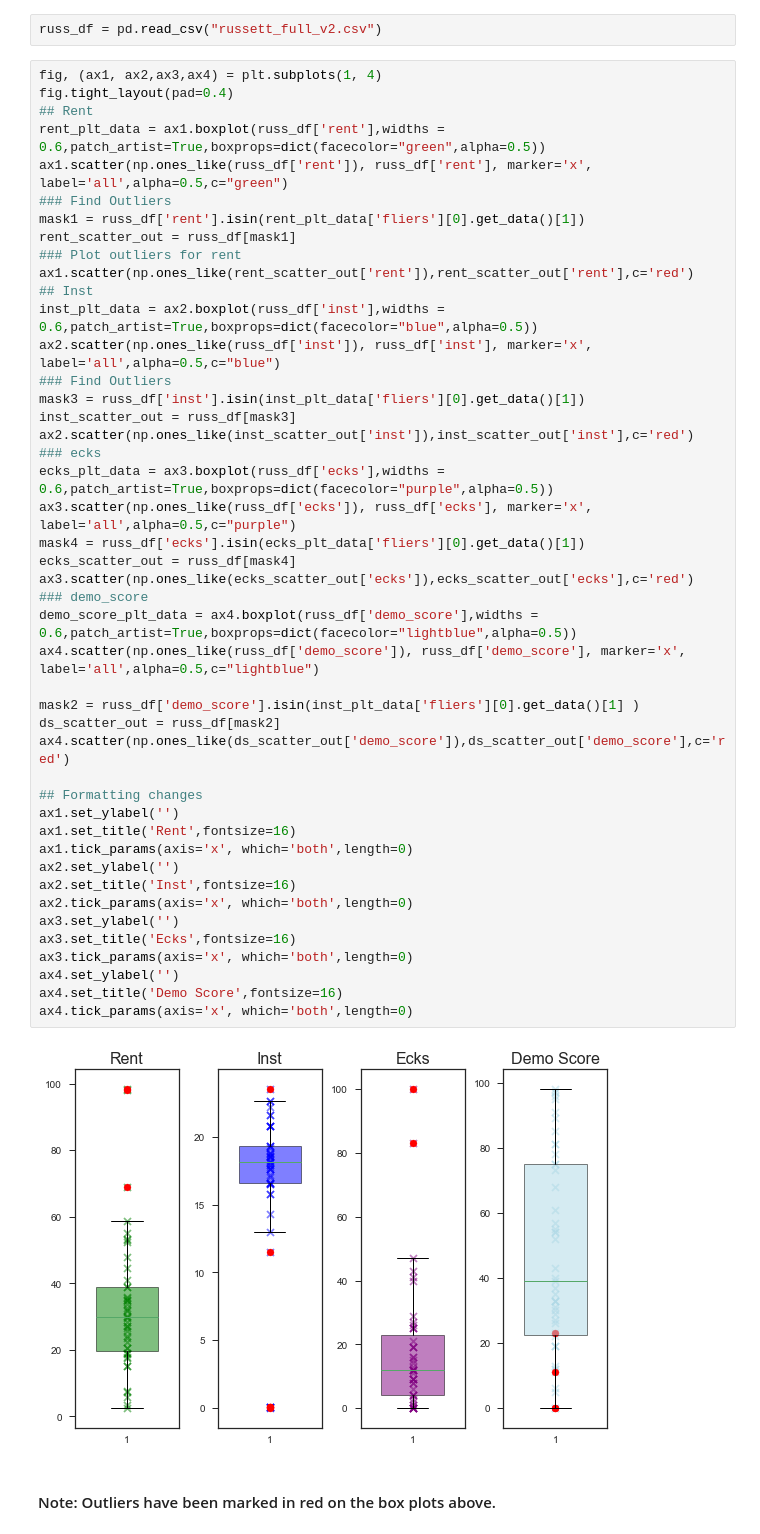
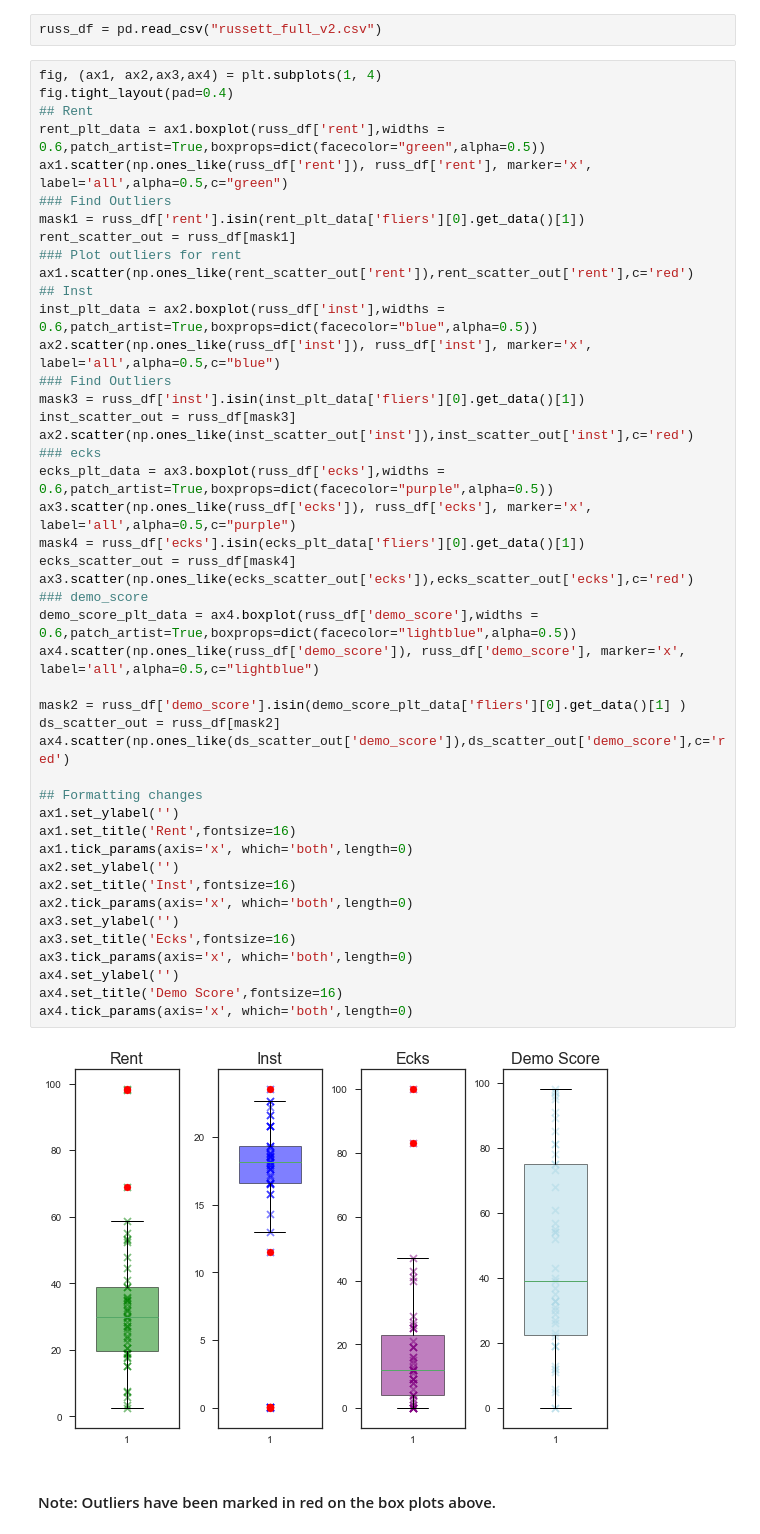
Before and after one commit to meysubb/Advanced_Pred_Models, a Jupyter notebook: Assignment_2/MIS382-HW2.ipynb, the cells around one changed output. Saved outputs shown, nothing was run; the diff lists cells and outputs as text.

```diff
--- a/Assignment_2/MIS382-HW2.ipynb
+++ b/Assignment_2/MIS382-HW2.ipynb
@@ -92,35 +92,35 @@ ax2.scatter(np.ones_like(russ_df['inst']), russ_df['inst'], marker='x', label='a
 mask3 = russ_df['inst'].isin(inst_plt_data['fliers'][0].get_data()[1])
 inst_scatter_out = russ_df[mask3]
 ax2.scatter(np.ones_like(inst_scatter_out['inst']),inst_scatter_out['inst'],c='red')
 ### ecks
 ecks_plt_data = ax3.boxplot(russ_df['ecks'],widths = 0.6,patch_artist=True,boxprops=dict(facecolor="purple",alpha=0.5))
 ax3.scatter(np.ones_like(russ_df['ecks']), russ_df['ecks'], marker='x', label='all',alpha=0.5,c="purple")
 mask4 = russ_df['ecks'].isin(ecks_plt_data['fliers'][0].get_data()[1])
 ecks_scatter_out = russ_df[mask4]
 ax3.scatter(np.ones_like(ecks_scatter_out['ecks']),ecks_scatter_out['ecks'],c='red')
 ### demo_score
 demo_score_plt_data = ax4.boxplot(russ_df['demo_score'],widths = 0.6,patch_artist=True,boxprops=dict(facecolor="lightblue",alpha=0.5))
 ax4.scatter(np.ones_like(russ_df['demo_score']), russ_df['demo_score'], marker='x', label='all',alpha=0.5,c="lightblue")
 
-mask2 = russ_df['demo_score'].isin(inst_plt_data['fliers'][0].get_data()[1] )
+mask2 = russ_df['demo_score'].isin(demo_score_plt_data['fliers'][0].get_data()[1] )
 ds_scatter_out = russ_df[mask2]
 ax4.scatter(np.ones_like(ds_scatter_out['demo_score']),ds_scatter_out['demo_score'],c='red')
 
 ## Formatting changes
 ax1.set_ylabel('')
 ax1.set_title('Rent',fontsize=16)
 ax1.tick_params(axis='x', which='both',length=0)
 ax2.set_ylabel('')
 ax2.set_title('Inst',fontsize=16)
 ax2.tick_params(axis='x', which='both',length=0)
 ax3.set_ylabel('')
 ax3.set_title('Ecks',fontsize=16)
 ax3.tick_params(axis='x', which='both',length=0)
 ax4.set_ylabel('')
 ax4.set_title('Demo Score',fontsize=16)
 ax4.tick_params(axis='x', which='both',length=0)
 # %% [output]
-[figure, old version]
+[figure, new version]
 # %% [markdown]
 #### Note: Outliers have been marked in red on the box plots above.
 # %% [markdown]
```
Also changed, not shown: parts of 1 cell of this notebook.
